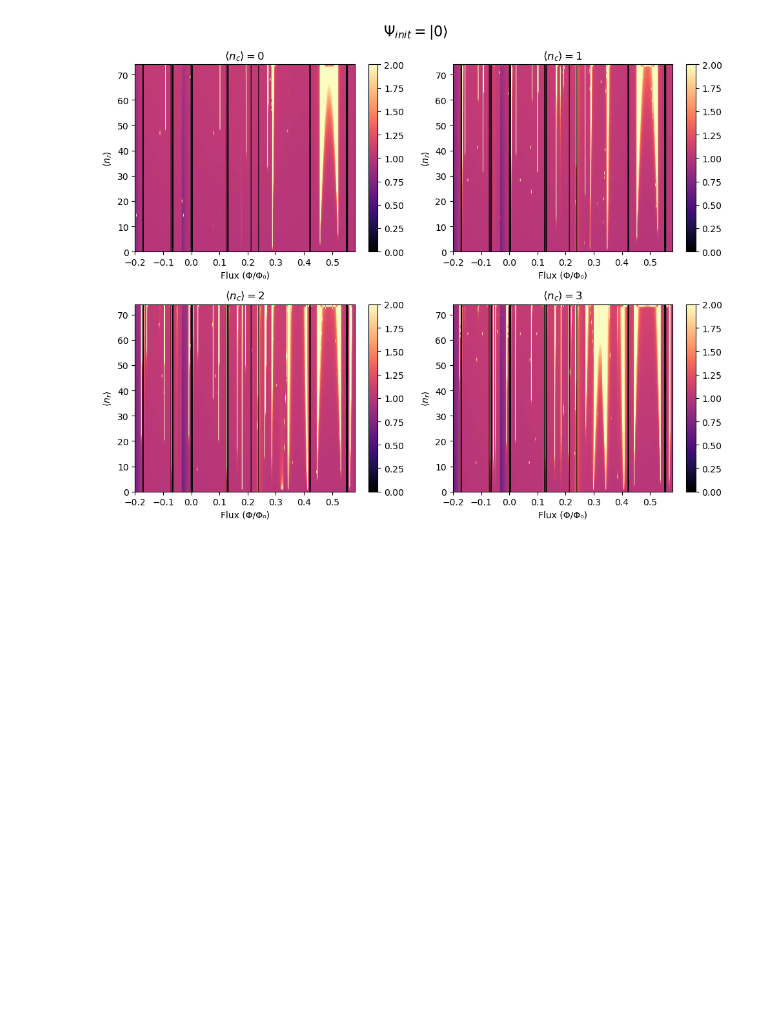
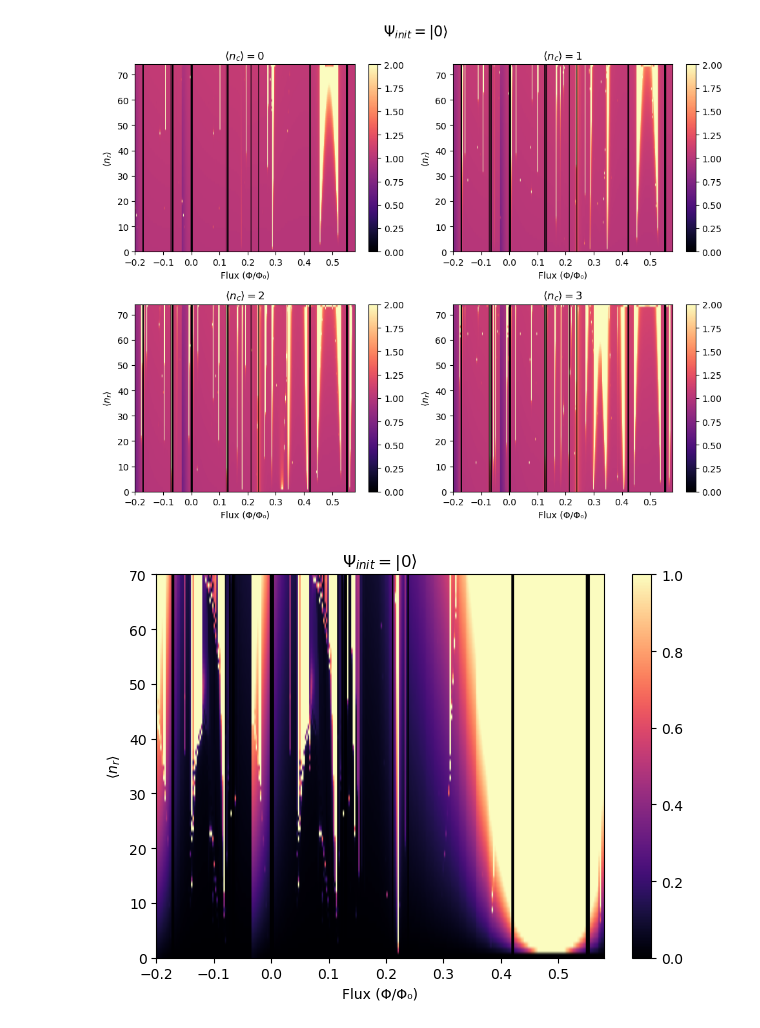
Before and after one commit to ByrdBen/Personal, a Jupyter notebook: MIST/plotting_test.ipynb, the cells around one changed output. Saved outputs shown, nothing was run; the diff lists cells and outputs as text; code cells hidden in the pictures; blank space fills up the shorter version.

```diff
--- a/MIST/plotting_test.ipynb
+++ b/MIST/plotting_test.ipynb
@@ -79,6 +76,29 @@ plt.savefig(r'Ground State')
 # %% [output]
 [figure]
 # %%
-def weights(num, omega, temp):
-
-    return
+def get_weights(num, omega, temp):
+    omega_list = omega * np.arange(1, num+1, 1)
+    temp_GHz = temp * 20.83
+    propto = np.exp(-omega_list / temp_GHz)
+    return propto / np.sum(propto)
+# %%
+weights = get_weights(6, 1.5, .04)
+# %%
+small0 = [key for key in dat0.keys() if ('n_q') in key]
+small1 = [key for key in dat1.keys() if ('n_q') in key]
+# %%
+therm0 = sum(weight * dat0[key] for weight, key in zip(weights, small0))
+therm1 = sum(weight * dat1[key] for weight, key in zip(weights, small1))
+# %%
+fixed = Z_fixed = np.flipud(therm0.T)
+plt.imshow(fixed, extent=extent, cmap='magma', vmin=0, vmax=1, aspect='auto')
+plt.xlabel('Flux (Φ/Φ₀)')
+plt.ylabel(r'$⟨n_r⟩$')
+plt.ylim(0, 70)
+plt.colorbar()
+#ax.set_aspect("auto")
+plt.title(r'$\Psi_{init} = |0⟩$')
+fig.suptitle(title, fontsize=16)
+plt.tight_layout()
+# %% [output]
+[figure, added]
```
Also changed, not shown: parts of 2 cells of this notebook, 1 other file.
